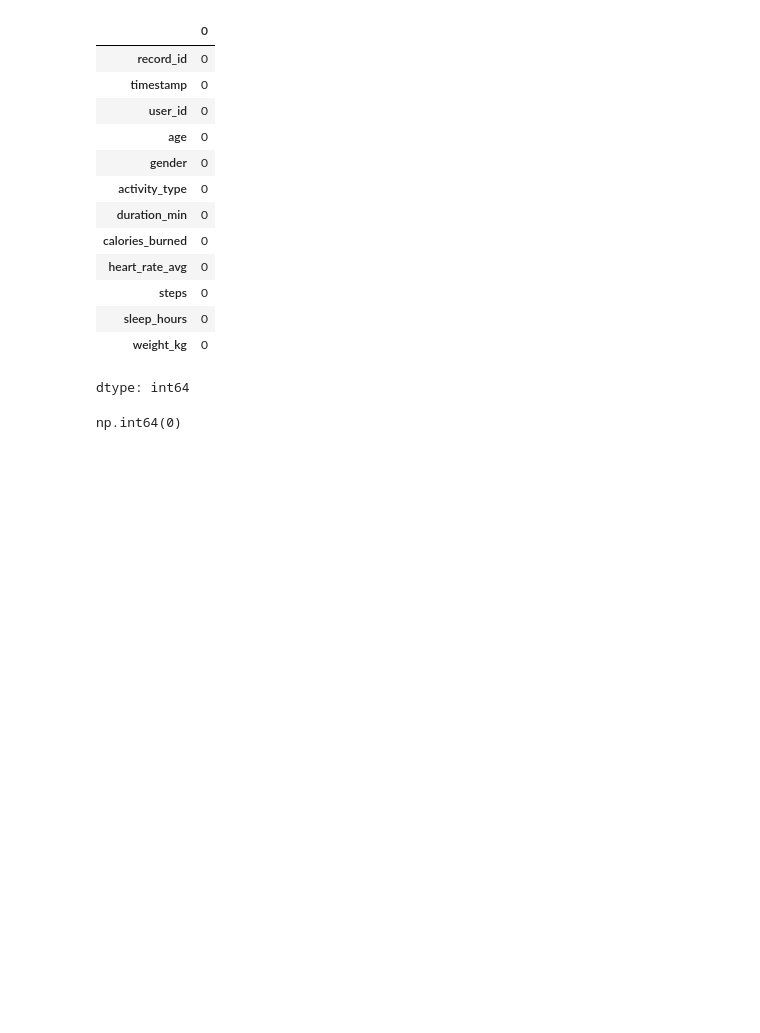
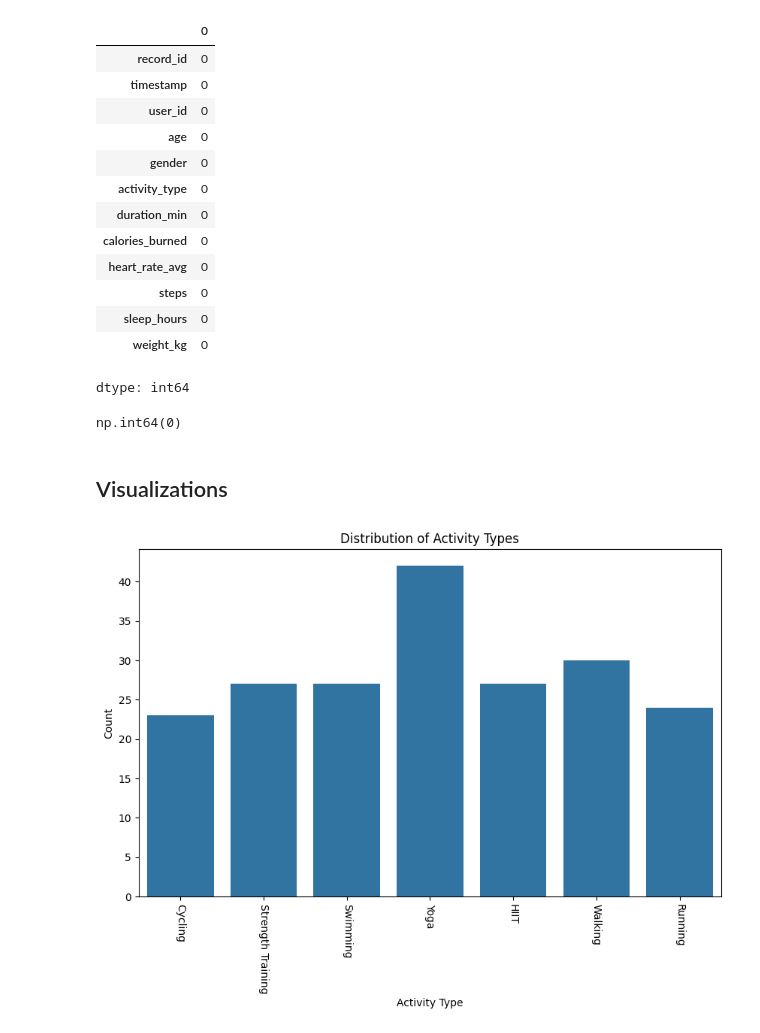
Before and after one commit to kxrrym03/Fitness-Analysis, a Jupyter notebook: Fitness_Analysis.ipynb, the cells around one changed output. Cells and saved outputs as stored; diff of their text form; code cells hidden in the pictures; blank space fills up the shorter version.

```diff
--- a/Fitness_Analysis.ipynb
+++ b/Fitness_Analysis.ipynb
@@ -98,3 +98,15 @@ dtype: int64
 df.duplicated().sum()
 # %% [output]
 np.int64(0)
+# %% [markdown]
+## Visualizations
+# %%
+plt.figure(figsize=(10, 6))
+sns.countplot(data=df, x='activity_type')
+plt.title('Distribution of Activity Types')
+plt.xticks(rotation=270)
+plt.xlabel('Activity Type')
+plt.ylabel('Count')
+plt.show()
+# %% [output]
+[figure, added]
```
